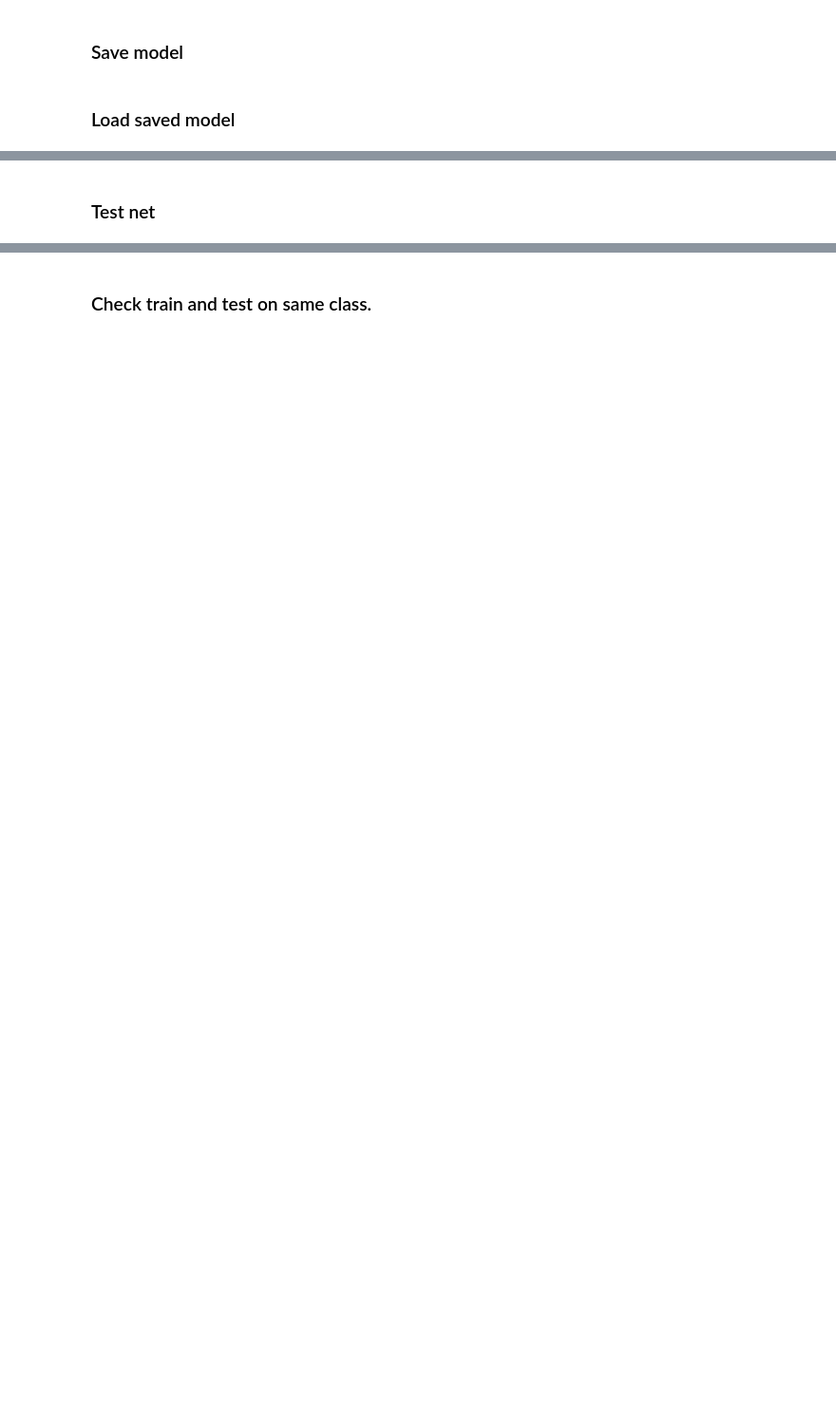
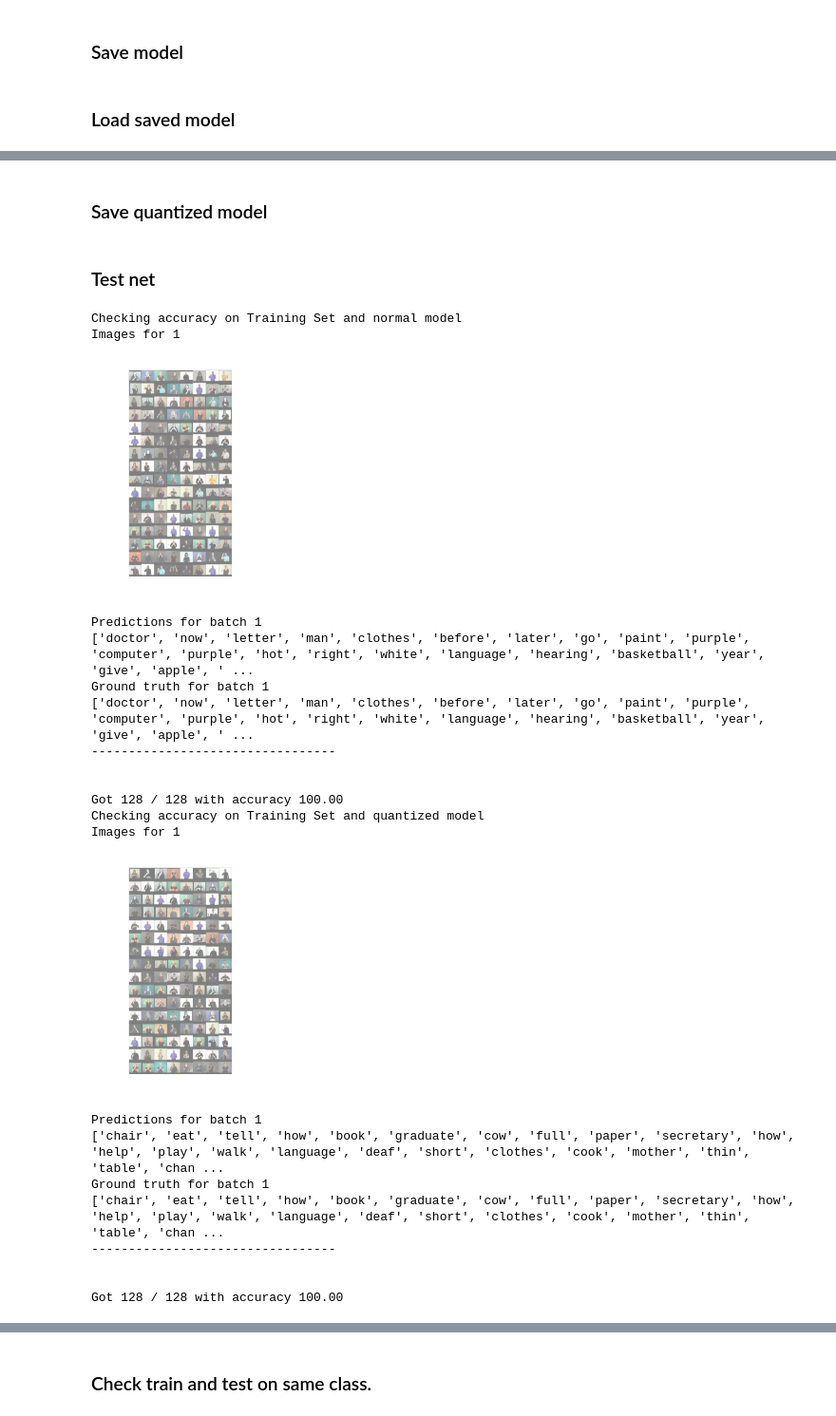
Before and after one commit to irg1008/Sign2Text, a Jupyter notebook: src/ResNet/fine_tunning.ipynb, the cells around one changed output, grey strips where cells are left out. Shown at 95% size. Cells and saved outputs as stored; diff of their text form; code cells hidden in the pictures; blank space fills up the shorter version.

```diff
--- a/src/ResNet/fine_tunning.ipynb
+++ b/src/ResNet/fine_tunning.ipynb
@@ -259,0 +340,8 @@ model.to(device)
+# %%
+cpu_model = model.to("cpu")
+quantized_model = torch.quantization.quantize_dynamic(
+    cpu_model,
+    {nn.Linear, nn.ReLU, nn.Dropout, nn.Linear, nn.LogSoftmax},
+    dtype=torch.qint8,
+)
+quantized_model.eval()
@@ -259,0 +366,2 @@ model.to(device)
+# %% [markdown]
+### Save quantized model
@@ -264,11 +376,9 @@ model.to(device)
 def check_accuracy(loader, model):
     num_correct = 0
     num_samples = 0
-    model.eval()
 
     with torch.no_grad():
         for i, (x, y) in enumerate(loader):
-            x, y = x.to(device), y.to(device)
 
             scores = model(x)
             _, predictions = scores.max(1)
@@ -292,6 +402,32 @@ def check_accuracy(loader, model):
             f"Got {num_correct} / {num_samples} with accuracy {float(num_correct)/float(num_samples)*100:.2f}"
         )
 # %%
-print("Checking accuracy on Training Set")
+print("Checking accuracy on Training Set and normal model")
 check_accuracy(train_loader, model)
+
+print("Checking accuracy on Training Set and quantized model")
+check_accuracy(train_loader, quantized_model)
+# %% [output]
+Checking accuracy on Training Set and normal model
+Images for 1
+[figure, added]
+Predictions for batch 1
+['doctor', 'now', 'letter', 'man', 'clothes', 'before', 'later', 'go', 'paint', 'purple', 'computer', 'purple', 'hot', 'right', 'white', 'language', 'hearing', 'basketball', 'year', 'give', 'apple', ' ...
+Ground truth for batch 1
+['doctor', 'now', 'letter', 'man', 'clothes', 'before', 'later', 'go', 'paint', 'purple', 'computer', 'purple', 'hot', 'right', 'white', 'language', 'hearing', 'basketball', 'year', 'give', 'apple', ' ...
+---------------------------------
+
+
+Got 128 / 128 with accuracy 100.00
+Checking accuracy on Training Set and quantized model
+Images for 1
+[figure, added]
+Predictions for batch 1
+['chair', 'eat', 'tell', 'how', 'book', 'graduate', 'cow', 'full', 'paper', 'secretary', 'how', 'help', 'play', 'walk', 'language', 'deaf', 'short', 'clothes', 'cook', 'mother', 'thin', 'table', 'chan ...
+Ground truth for batch 1
+['chair', 'eat', 'tell', 'how', 'book', 'graduate', 'cow', 'full', 'paper', 'secretary', 'how', 'help', 'play', 'walk', 'language', 'deaf', 'short', 'clothes', 'cook', 'mother', 'thin', 'table', 'chan ...
+---------------------------------
+
+
+Got 128 / 128 with accuracy 100.00
 # %%
```
Also changed, not shown: parts of 31 cells of this notebook.
